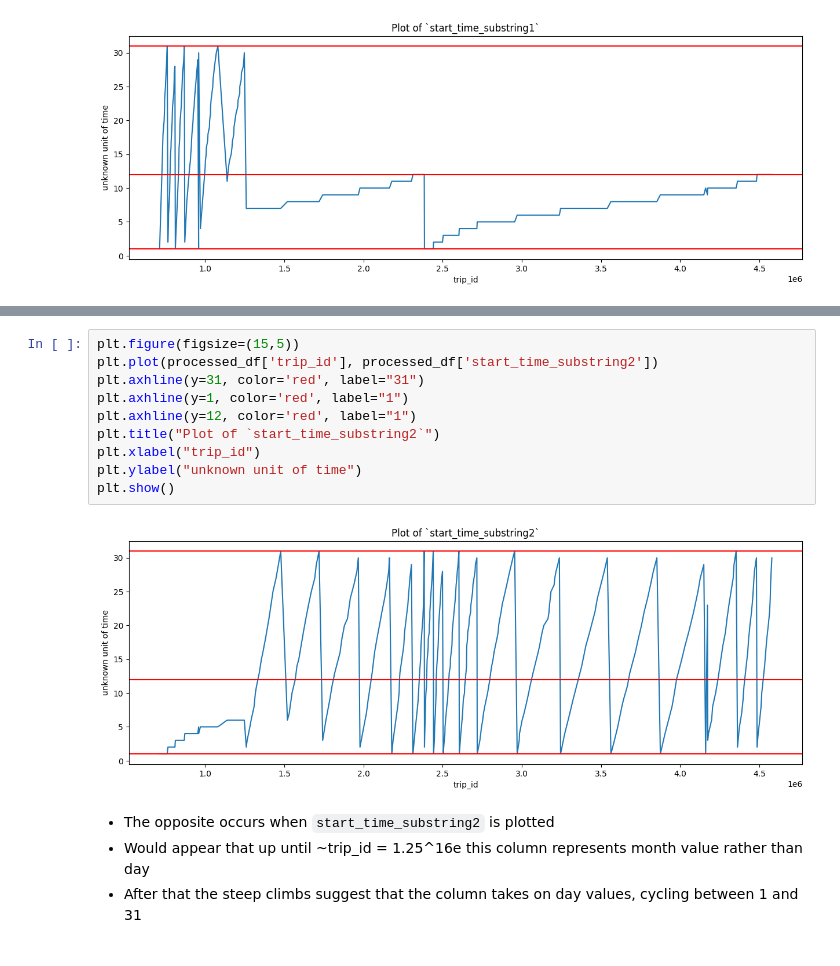
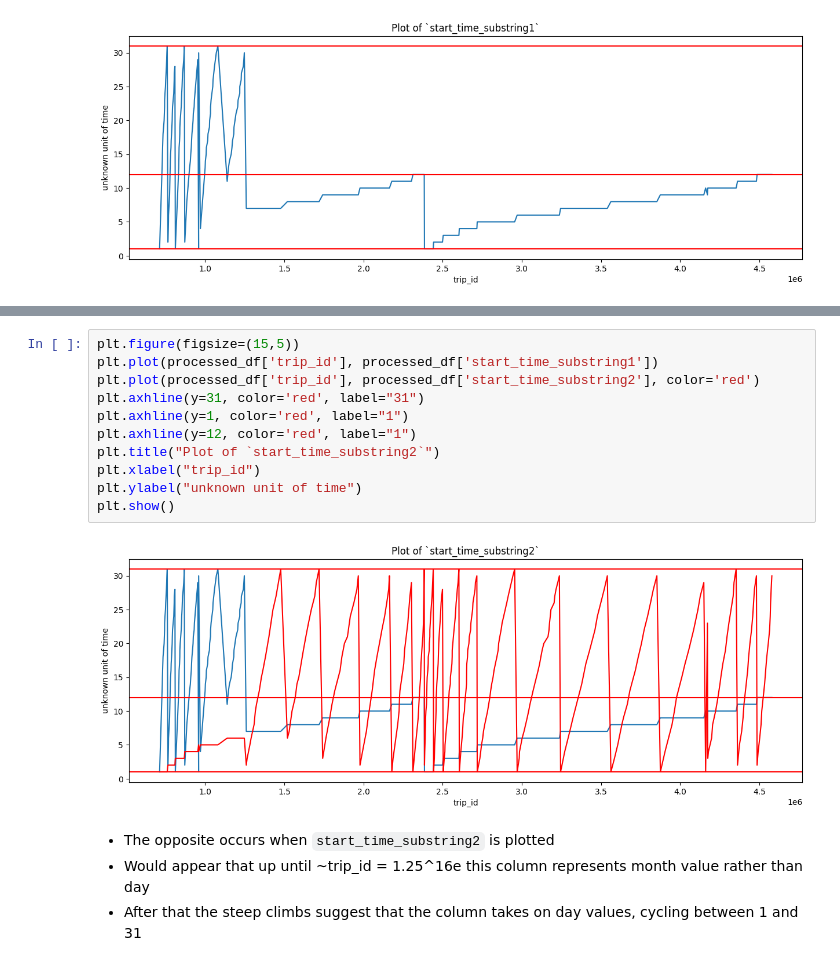
Before and after one commit to alcthach/bikeshare-to, a Jupyter notebook: notebooks/2017-2018_start_time_visualization.ipynb, the cells around one changed output, grey strips where cells are left out. Cells and saved outputs as stored; diff of their text form.

Commit message:
WIP: Segmented visualizations to identify where date format might have changed

```diff
--- a/notebooks/2017-2018_start_time_visualization.ipynb
+++ b/notebooks/2017-2018_start_time_visualization.ipynb
@@ -58,16 +84,17 @@ plt.show()
 ---
 # %%
 plt.figure(figsize=(15,5))
-plt.plot(processed_df['trip_id'], processed_df['start_time_substring2'])
+plt.plot(processed_df['trip_id'], processed_df['start_time_substring1'])
+plt.plot(processed_df['trip_id'], processed_df['start_time_substring2'], color='red')
 plt.axhline(y=31, color='red', label="31")
 plt.axhline(y=1, color='red', label="1")
 plt.axhline(y=12, color='red', label="1")
 plt.title("Plot of `start_time_substring2`")
 plt.xlabel("trip_id")
 plt.ylabel("unknown unit of time")
 plt.show()
 # %% [output]
-[figure, old version]
+[figure, new version]
 # %% [markdown]
 - The opposite occurs when `start_time_substring2` is plotted
 - Would appear that up until ~trip_id = 1.25^16e this column represents month value rather than day
```
Also changed, not shown: parts of 5 cells of this notebook.
